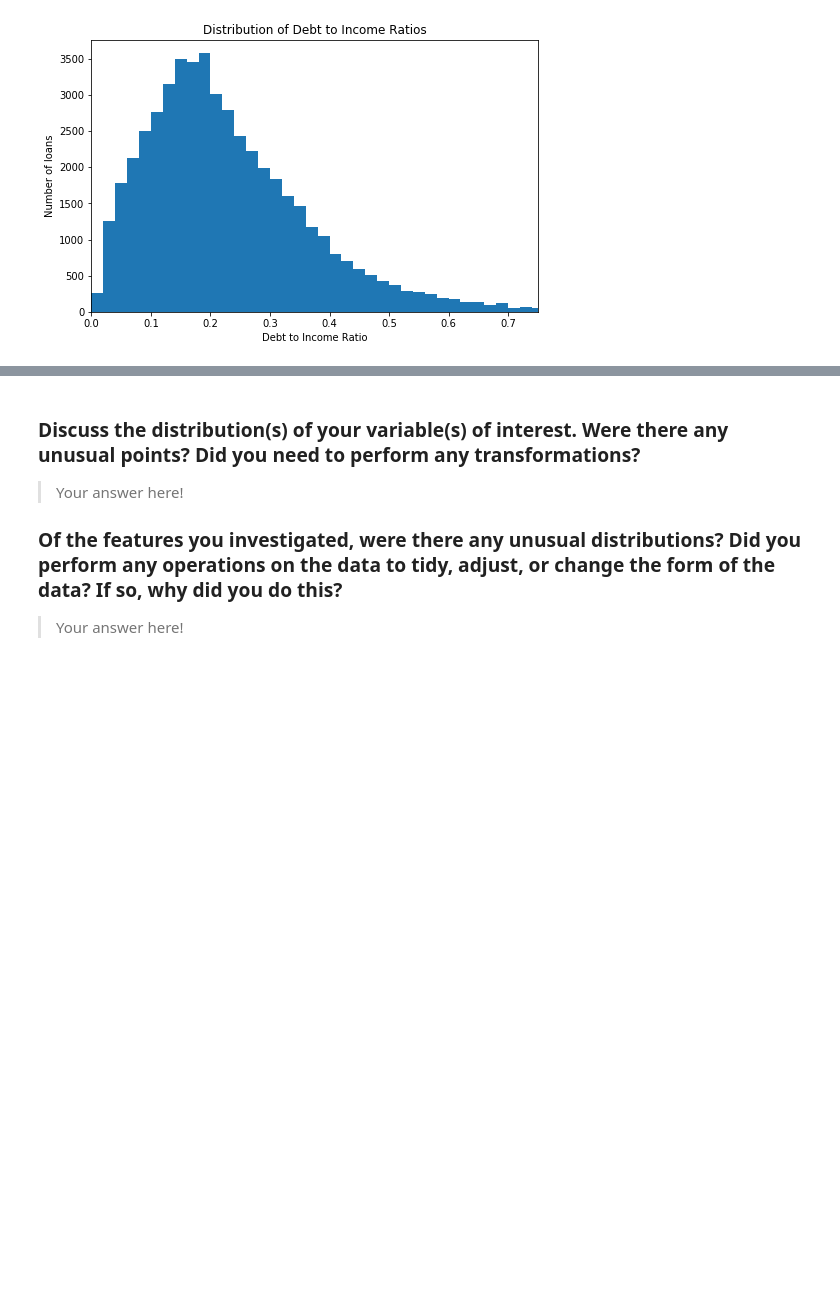
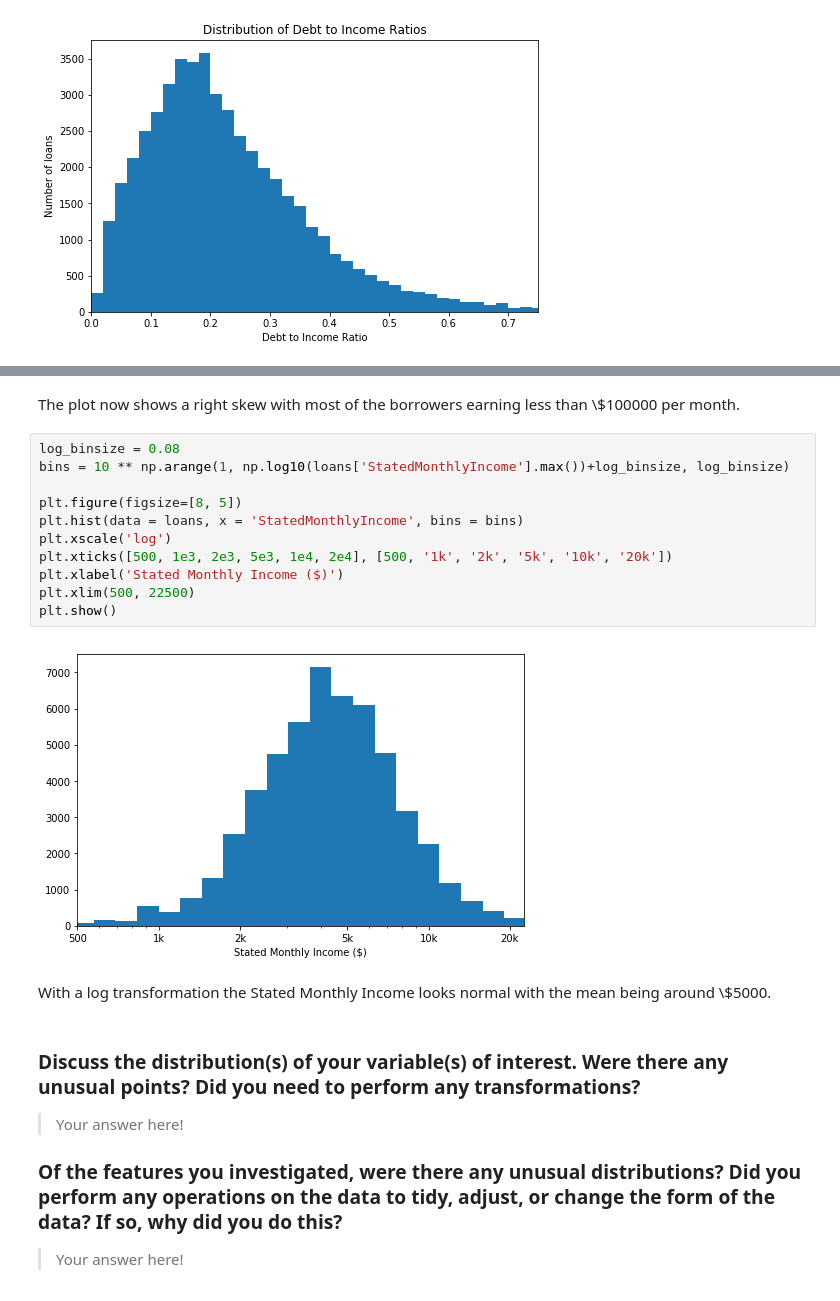
Before and after one commit to Jeffro80/DAND_Communicate_Findings, a Jupyter notebook: exploration-WORKING.ipynb, the cells around one changed output, grey strips where cells are left out. Drawn from its saved outputs; the diff is of its cells as text; blank space fills up the shorter version.

```diff
--- a/exploration-WORKING.ipynb
+++ b/exploration-WORKING.ipynb
@@ -586,3 +617,20 @@ you plan on investigating next.
+# %% [markdown]
+The plot now shows a right skew with most of the borrowers earning less than \\$100000 per month.
+# %%
+log_binsize = 0.08
+bins = 10 ** np.arange(1, np.log10(loans['StatedMonthlyIncome'].max())+log_binsize, log_binsize)
+
+plt.figure(figsize=[8, 5])
+plt.hist(data = loans, x = 'StatedMonthlyIncome', bins = bins)
+plt.xscale('log')
+plt.xticks([500, 1e3, 2e3, 5e3, 1e4, 2e4], [500, '1k', '2k', '5k', '10k', '20k'])
+plt.xlabel('Stated Monthly Income ($)')
+plt.xlim(500, 22500)
+plt.show()
+# %% [output]
+[figure, added]
+# %% [markdown]
+With a log transformation the Stated Monthly Income looks normal with the mean being around \\$5000.
 # %% [markdown]
 ### Discuss the distribution(s) of your variable(s) of interest. Were there any unusual points? Did you need to perform any transformations?
 
```
Also changed, not shown: parts of 7 cells of this notebook.
